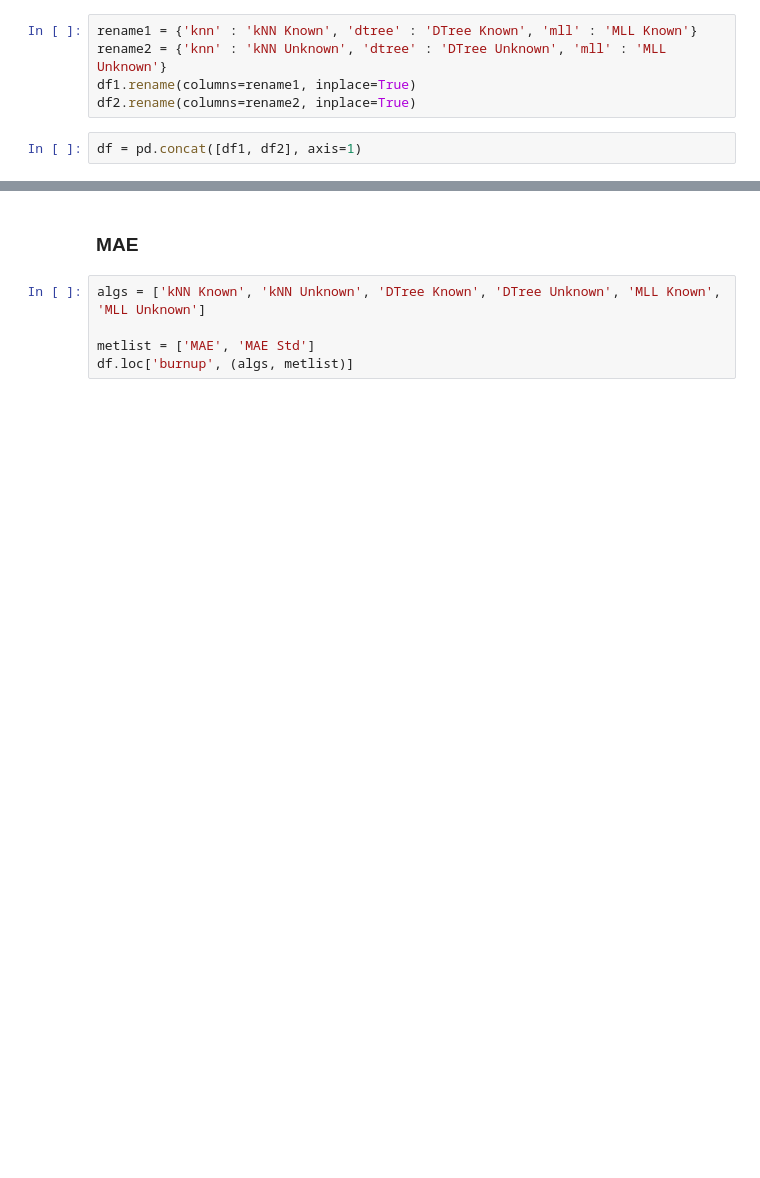
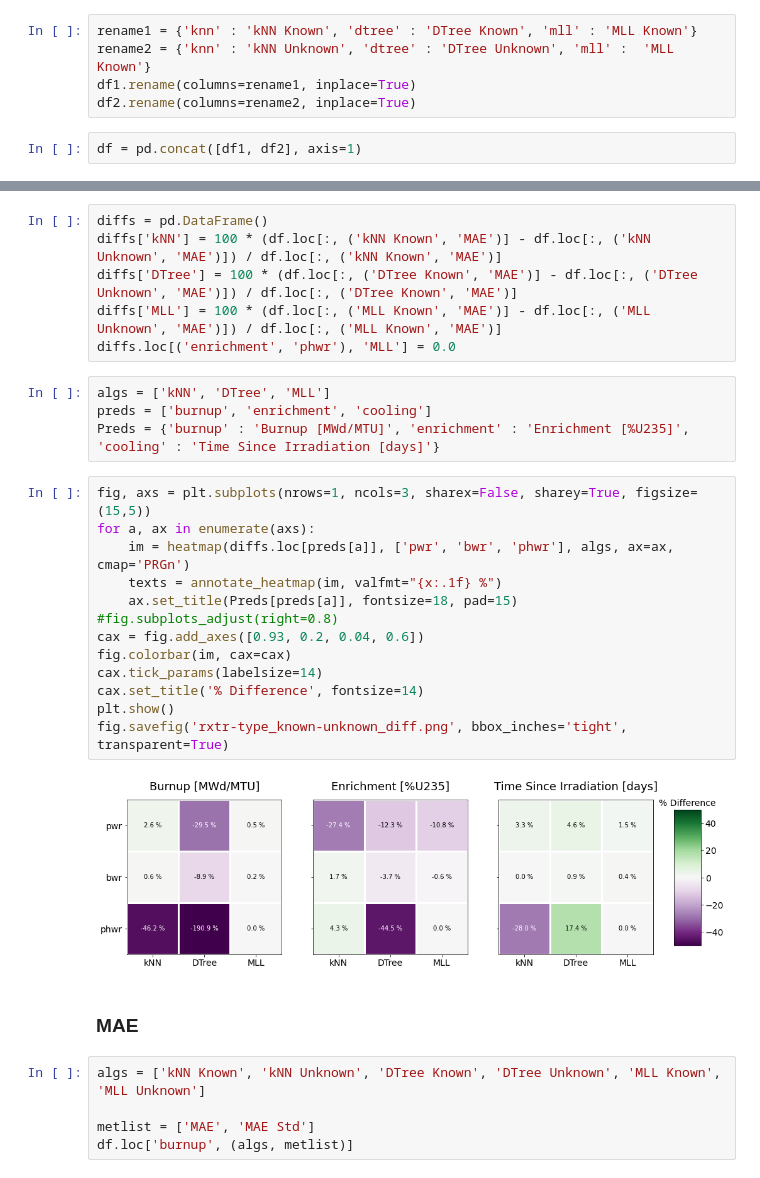
Before and after one commit to opotowsky/process_results, a Jupyter notebook: rxtr-type_mll_scikit_compare.ipynb, the cells around one changed output, grey strips where cells are left out. Drawn from its saved outputs; the diff is of its cells as text; blank space fills up the shorter version.

Commit message:
first attempt at some viz for known/unknown rxtr type diff

```diff
--- a/rxtr-type_mll_scikit_compare.ipynb
+++ b/rxtr-type_mll_scikit_compare.ipynb
@@ -10,7 +81,7 @@ pkl = 'no-rxtr-type_mll_scikit_compare.pkl'
 df2 = pd.read_pickle(base+pkl)
 # %%
 rename1 = {'knn' : 'kNN Known', 'dtree' : 'DTree Known', 'mll' : 'MLL Known'}
-rename2 = {'knn' : 'kNN Unknown', 'dtree' : 'DTree Unknown', 'mll' : 'MLL Unknown'}
+rename2 = {'knn' : 'kNN Unknown', 'dtree' : 'DTree Unknown', 'mll' :  'MLL Known'}
 df1.rename(columns=rename1, inplace=True)
 df2.rename(columns=rename2, inplace=True)
 # %%
@@ -34,3 +111,28 @@ df
+# %%
+diffs = pd.DataFrame()
+diffs['kNN'] = 100 * (df.loc[:, ('kNN Known', 'MAE')] - df.loc[:, ('kNN Unknown', 'MAE')]) / df.loc[:, ('kNN Known', 'MAE')]
+diffs['DTree'] = 100 * (df.loc[:, ('DTree Known', 'MAE')] - df.loc[:, ('DTree Unknown', 'MAE')]) / df.loc[:, ('DTree Known', 'MAE')]
+diffs['MLL'] = 100 * (df.loc[:, ('MLL Known', 'MAE')] - df.loc[:, ('MLL Unknown', 'MAE')]) / df.loc[:, ('MLL Known', 'MAE')]
+diffs.loc[('enrichment', 'phwr'), 'MLL'] = 0.0
+# %%
+algs = ['kNN', 'DTree', 'MLL']
+preds = ['burnup', 'enrichment', 'cooling']
+Preds = {'burnup' : 'Burnup [MWd/MTU]', 'enrichment' : 'Enrichment [%U235]', 'cooling' : 'Time Since Irradiation [days]'}
+# %%
+fig, axs = plt.subplots(nrows=1, ncols=3, sharex=False, sharey=True, figsize=(15,5))
+for a, ax in enumerate(axs):
+    im = heatmap(diffs.loc[preds[a]], ['pwr', 'bwr', 'phwr'], algs, ax=ax, cmap='PRGn')
+    texts = annotate_heatmap(im, valfmt="{x:.1f} %")
+    ax.set_title(Preds[preds[a]], fontsize=18, pad=15)
+#fig.subplots_adjust(right=0.8)
+cax = fig.add_axes([0.93, 0.2, 0.04, 0.6])
+fig.colorbar(im, cax=cax)
+cax.tick_params(labelsize=14)
+cax.set_title('% Difference', fontsize=14)
+plt.show()
+fig.savefig('rxtr-type_known-unknown_diff.png', bbox_inches='tight', transparent=True)
+# %% [output]
+[figure, added]
 # %% [markdown]
 ### MAE
 # %%
```
Also changed, not shown: parts of 5 cells of this notebook.
